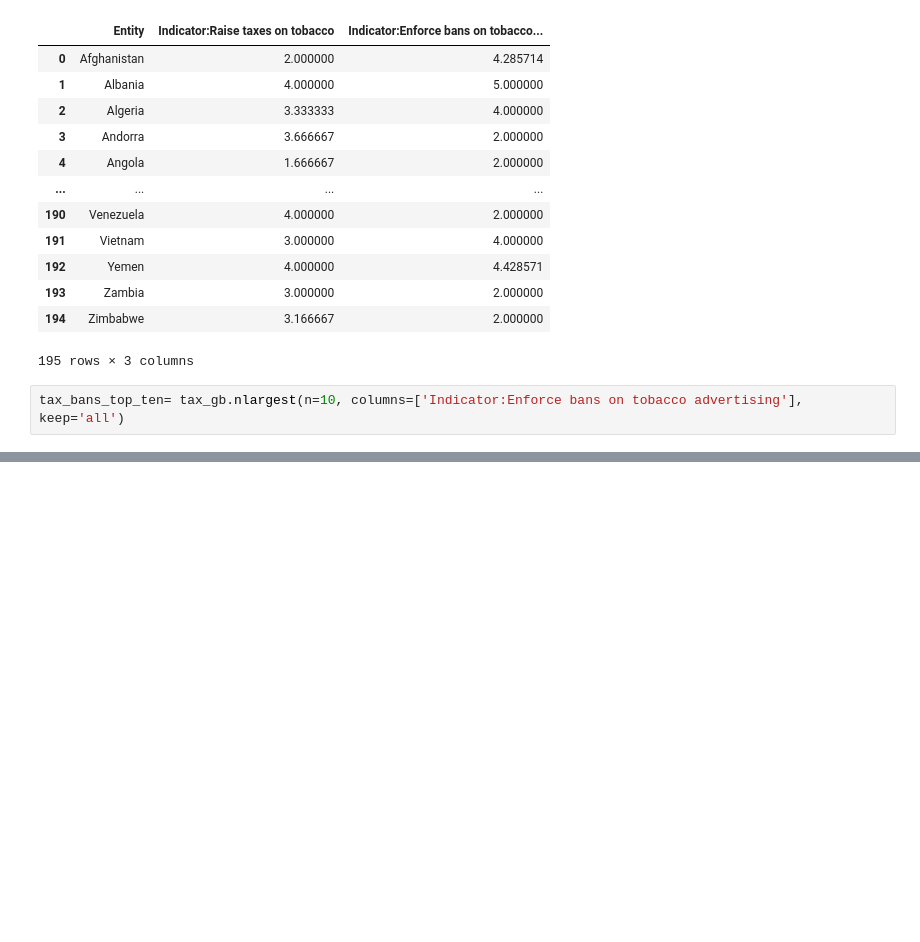
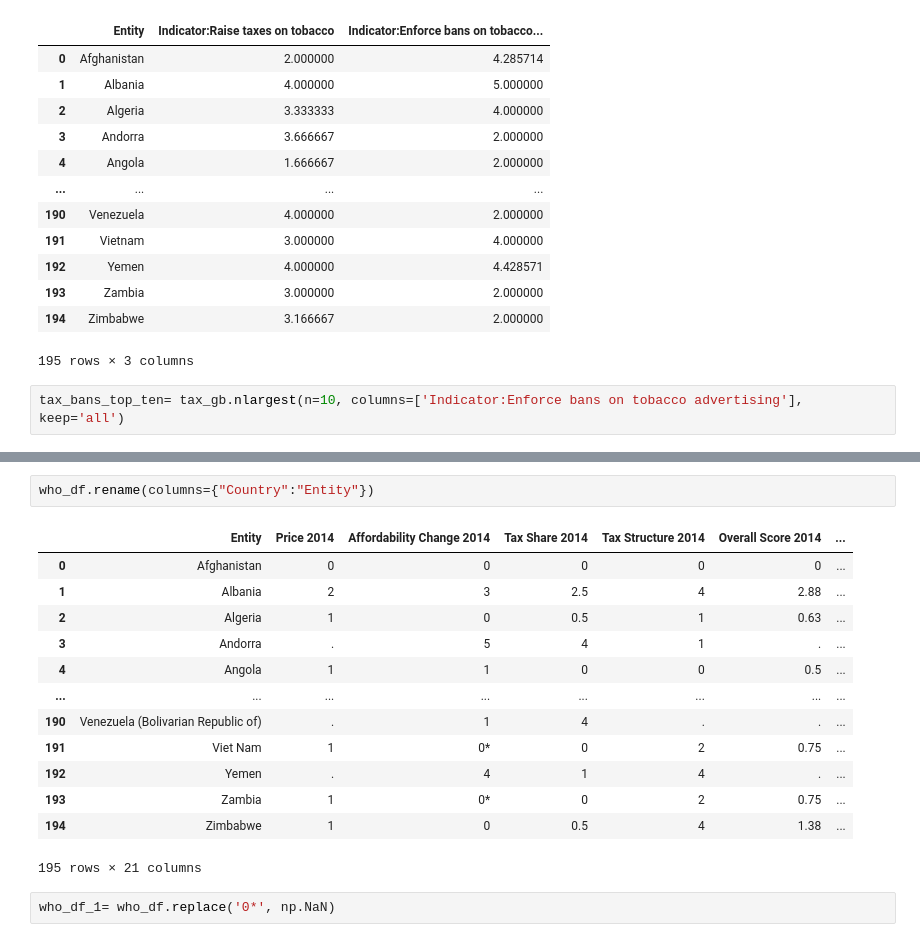
Before and after one commit to AKCase1993/Capstone-NSS-DA7, a Jupyter notebook: notebook/Countries.ipynb, the cells around one changed output, grey strips where cells are left out. Drawn from its saved outputs; the diff is of its cells as text; blank space fills up the shorter version.

```diff
--- a/notebook/Countries.ipynb
+++ b/notebook/Countries.ipynb
@@ -162,0 +170,18 @@ AttributeError: module 'matplotlib' has no attribute 'show'
+# %%
+who_df.rename(columns={"Country":"Entity"})
+# %% [output]
+|  | Entity | Price 2014 | Affordability Change 2014 | Tax Share 2014 | Tax Structure 2014 | Overall Score 2014 | ... |
+| 0 | Afghanistan | 0 | 0 | 0 | 0 | 0 | ... |
+| 1 | Albania | 2 | 3 | 2.5 | 4 | 2.88 | ... |
+| 2 | Algeria | 1 | 0 | 0.5 | 1 | 0.63 | ... |
+| 3 | Andorra | . | 5 | 4 | 1 | . | ... |
+| 4 | Angola | 1 | 1 | 0 | 0 | 0.5 | ... |
+| ... | ... | ... | ... | ... | ... | ... | ... |
+| 190 | Venezuela (Bolivarian Republic of) | . | 1 | 4 | . | . | ... |
+| 191 | Viet Nam | 1 | 0* | 0 | 2 | 0.75 | ... |
+| 192 | Yemen | . | 4 | 1 | 4 | . | ... |
+| 193 | Zambia | 1 | 0* | 0 | 2 | 0.75 | ... |
+| 194 | Zimbabwe | 1 | 0 | 0.5 | 4 | 1.38 | ... |
+195 rows × 21 columns
+# %%
+who_df_1= who_df.replace('0*', np.NaN)
```
Also changed, not shown: parts of 6 cells of this notebook, 5 other files.
